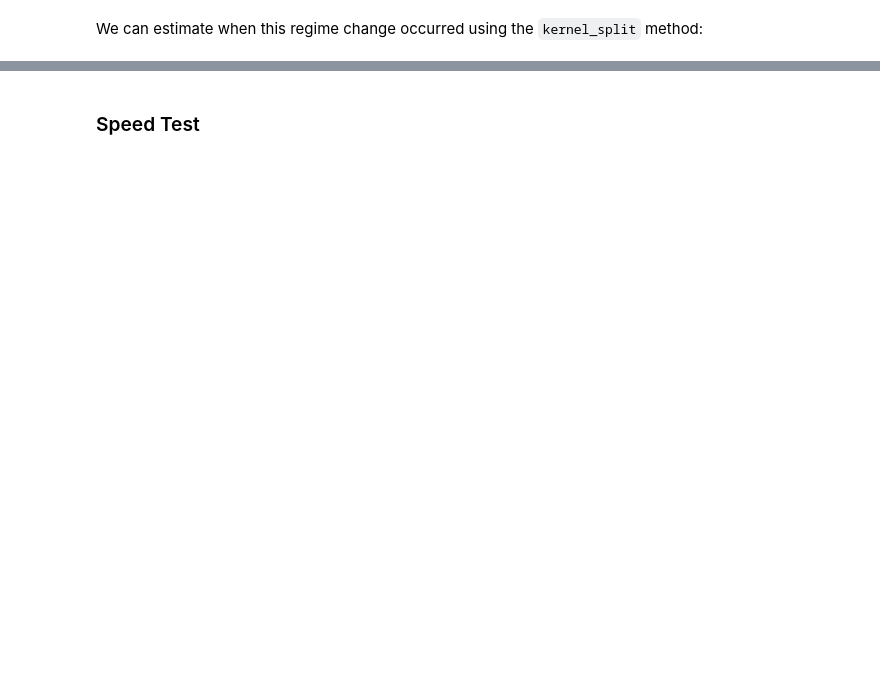
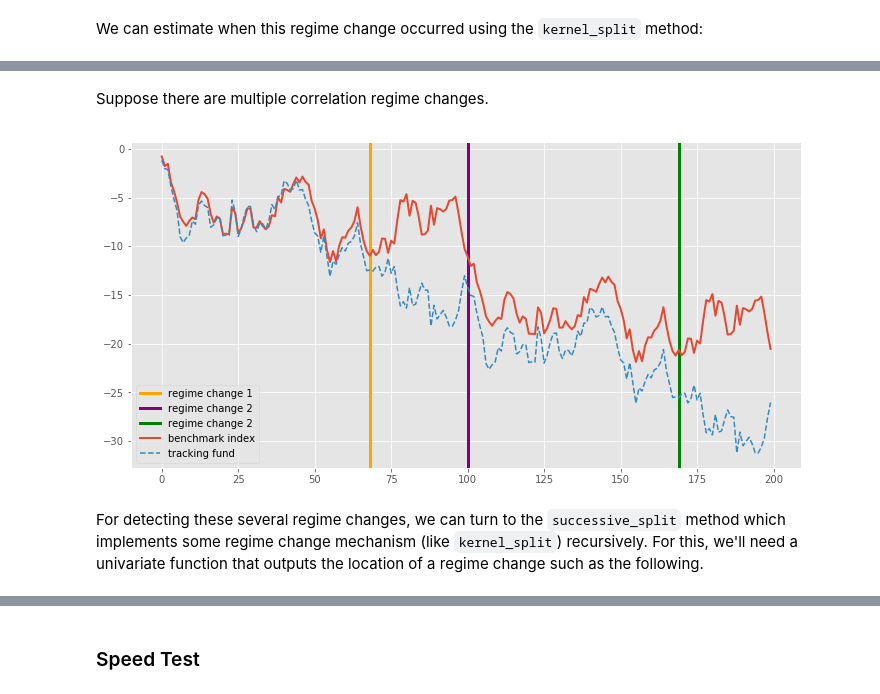
Before and after one commit to mustafaseisa/regimechange, a Jupyter notebook: readme.ipynb, the cells around one changed output, grey strips where cells are left out. Saved outputs shown, nothing was run; the diff lists cells and outputs as text; code cells hidden in the pictures; blank space fills up the shorter version.

```diff
--- a/readme.ipynb
+++ b/readme.ipynb
@@ -86,0 +69,17 @@ rg.kernel_split(
+# %% [markdown]
+Suppose there are multiple correlation regime changes.
+# %%
+data = np.vstack((data, data))
+
+plt.figure(figsize=(12, 6))
+plt.axvline(x=68, color = 'orange', label='regime change 1', linewidth=3)
+plt.axvline(x=100, color = 'purple', label='regime change 2', linewidth=3)
+plt.axvline(x=169, color = 'green', label='regime change 2', linewidth=3)
+plt.plot(np.cumsum(data[:, 0]), label='benchmark index', linewidth=2)
+plt.plot(np.cumsum(data[:, 1]), label='tracking fund', linestyle='--')
+plt.legend()
+plt.show()
+# %% [output]
+[figure, added]
+# %% [markdown]
+For detecting these several regime changes, we can turn to the `successive_split` method which implements some regime change mechanism (like `kernel_split`) recursively. For this, we'll need a univariate function that outputs the location of a regime change such as the following.
```
Also changed, not shown: parts of 17 cells of this notebook, 3 other files.
